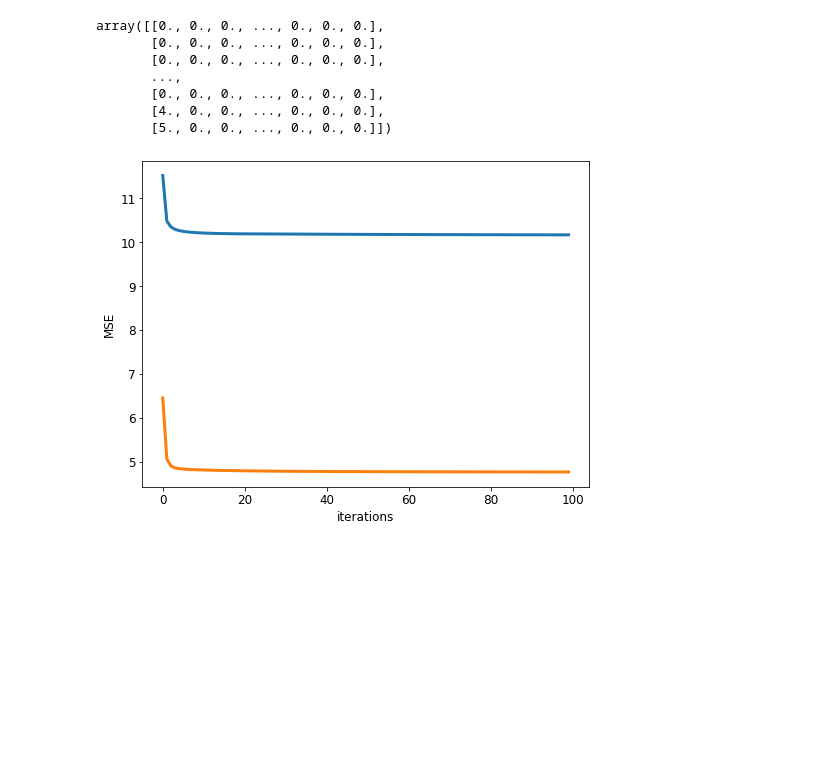
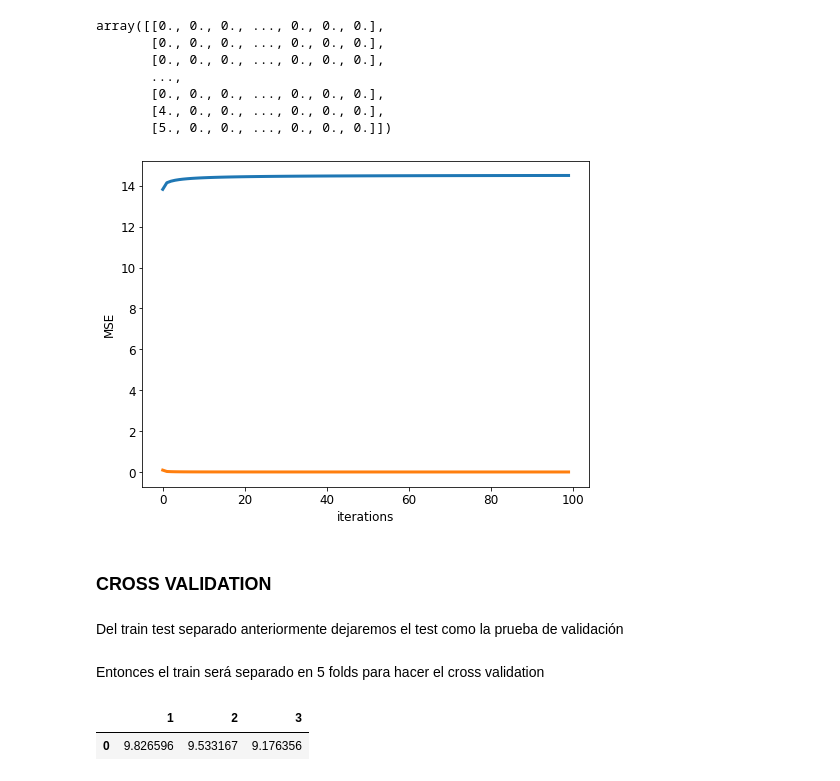
Before and after one commit to ElenaVillano/sistemas_recomendacion, a Jupyter notebook: INTENTO5.ipynb, the cells around one changed output. Cells and saved outputs as stored; diff of their text form; code cells hidden in the pictures; blank space fills up the shorter version.

Commit message:
Agregar CrossValidations

```diff
--- a/INTENTO5.ipynb
+++ b/INTENTO5.ipynb
@@ -313,8 +312,8 @@ def plot_learning_curve(model):
     plt.xlabel('iterations')
     plt.ylabel('MSE')
 # %%
-als = ExplicitMF(n_iters = 100, n_factors = 40, reg = 0.01)
+als = ExplicitMF(n_iters = 100, n_factors = 1000, reg = 0.01)
 als.fit(train, test)
 plot_learning_curve(als)
 # %% [output]
-[figure, old version]
+[figure, new version]
@@ -320,0 +322,6 @@ plot_learning_curve(als)
+# %% [markdown]
+### CROSS VALIDATION
+# %% [markdown]
+Del train test separado anteriormente dejaremos el test como la prueba de validación
+# %% [markdown]
+Entonces el train será separado en 5 folds para hacer el cross validation
@@ -320,0 +330,33 @@ plot_learning_curve(als)
+# %%
+K_list = [1,2,3]
+
+
+df_k = pd.DataFrame(0.0, index=range(1), columns=("1","2","3"))
+data = train
+
+# Dividimos los datos en chunk de igual tamaño de forma vertical
+chunks = np.hsplit(data, K)
+for k in K_list:
+    error = 0.0
+    for i in range(1, int(K)):
+
+        # El chunk i será nuestro bloque de datos de prueba
+        test_data = chunks[i]
+
+        # Entrenamos con todos los otros datos menos con el chunk[i]
+        train_data = chunks.copy()
+        train_data.pop(i)
+        train_data = np.concatenate(train_data)
+
+        als = ExplicitMF(n_iters = 100, n_factors = k, reg = 0.01)
+        als.fit(train, test)
+        error += np.mean(als.test_mse_record)
+    error /= K
+
+    df_k[str(k)][0] = error
+
+#df_k.idxmin(axis=1)[0]
+df_k
+# %% [output]
+|  | 1 | 2 | 3 |
+| 0 | 9.826596 | 9.533167 | 9.176356 |
```
Also changed, not shown: parts of 3 cells of this notebook.
